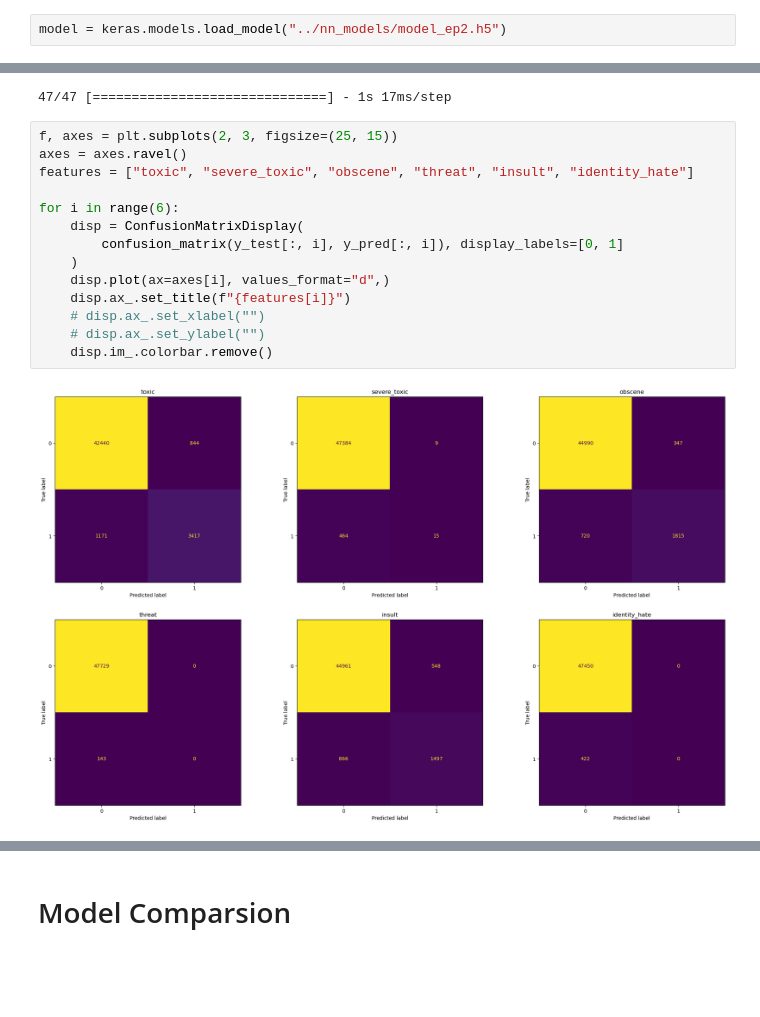
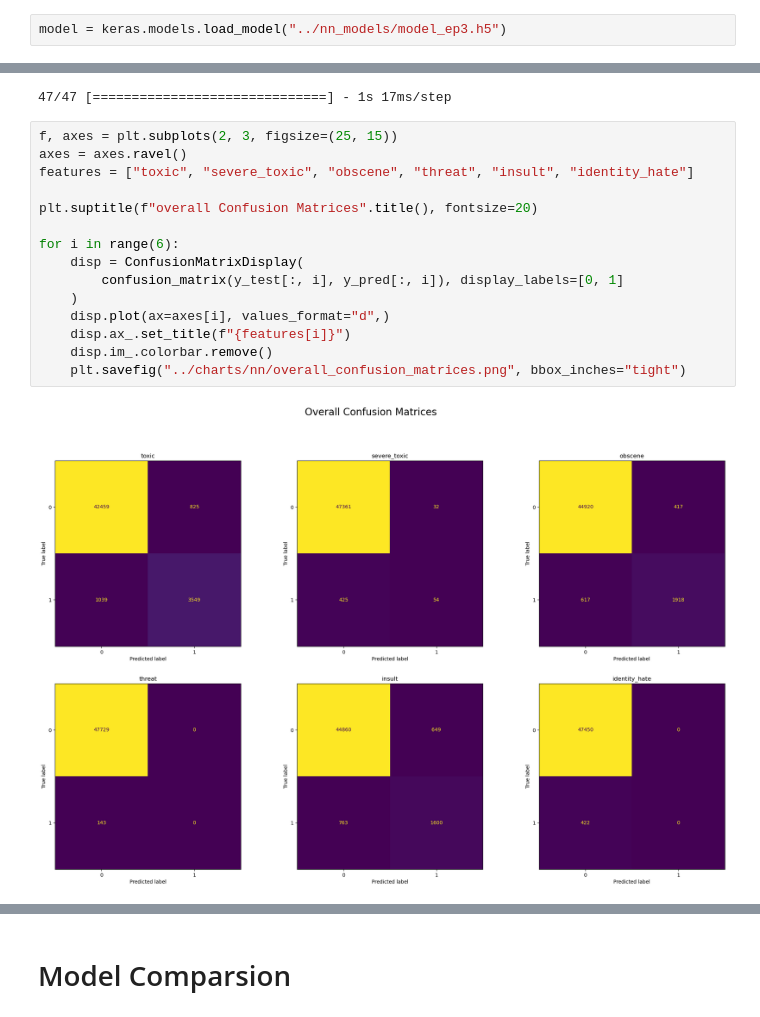
Before and after one commit to bryangyc/Toxic_comments_classification, a Jupyter notebook: code/modeling.ipynb, the cells around one changed output, grey strips where cells are left out. Cells and saved outputs as stored; diff of their text form; blank space fills up the shorter version.

```diff
--- a/code/modeling.ipynb
+++ b/code/modeling.ipynb
@@ -996,5 +1009,5 @@ plt.show()
 # %%
-model = keras.models.load_model("../nn_models/model_ep2.h5")
+model = keras.models.load_model("../nn_models/model_ep3.h5")
 # %%
 # train_predictions_baseline = model.predict(vectorized_X_train, batch_size=1024)
 # test_predictions_baseline = model.predict(vectorized_X_test, batch_size=1024)
@@ -1005,19 +1018,20 @@ y_pred = (model.predict(vectorized_X_test, batch_size=1024) > 0.5).astype("int32
 # %%
 f, axes = plt.subplots(2, 3, figsize=(25, 15))
 axes = axes.ravel()
 features = ["toxic", "severe_toxic", "obscene", "threat", "insult", "identity_hate"]
+
+plt.suptitle(f"overall Confusion Matrices".title(), fontsize=20)
 
 for i in range(6):
     disp = ConfusionMatrixDisplay(
         confusion_matrix(y_test[:, i], y_pred[:, i]), display_labels=[0, 1]
     )
     disp.plot(ax=axes[i], values_format="d",)
     disp.ax_.set_title(f"{features[i]}")
-    # disp.ax_.set_xlabel("")
-    # disp.ax_.set_ylabel("")
     disp.im_.colorbar.remove()
+    plt.savefig("../charts/nn/overall_confusion_matrices.png", bbox_inches="tight")
 # %% [output]
-[figure, old version]
+[figure, new version]
 # %%
 y_pred = model.predict(vectorized_X_test, batch_size=1024)
 
```
Also changed, not shown: parts of 51 cells of this notebook, 24 other files.
